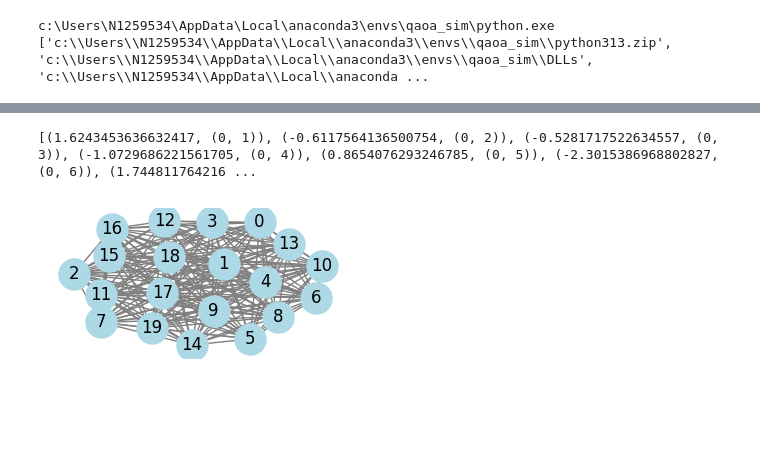
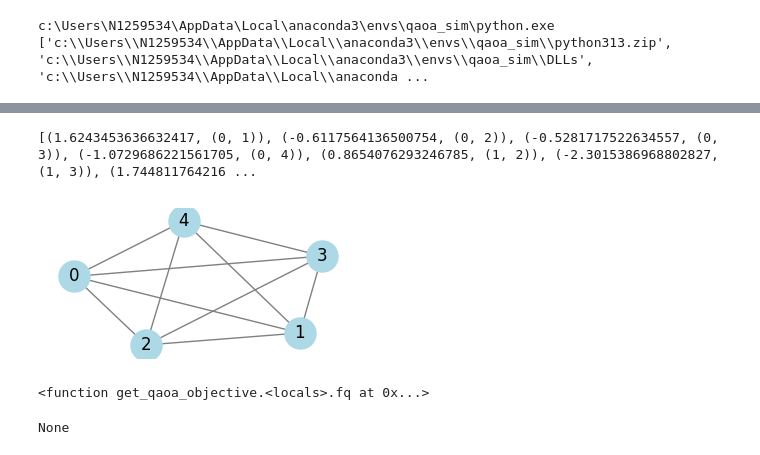
Before and after one commit to amiraliz93/QAOAHP, a Jupyter notebook: Test2.ipynb, the cells around one changed output, grey strips where cells are left out. Saved outputs shown, nothing was run; the diff lists cells and outputs as text; code cells hidden in the pictures; blank space fills up the shorter version.

```diff
--- a/Test2.ipynb
+++ b/Test2.ipynb
@@ -23,25 +114,25 @@ True
 # %%
 #Step 1: Generate terms
 
-N = 20
+N = 5
 np.random.seed(1)
 terms = [(np.random.normal(), spin_pair) for spin_pair in combinations(range(N), r=2)]
 print(terms)
+
+# generate graph representation
+G = nx.Graph()
+for weight, (node1, node2) in terms:
+    G.add_edge(node1, node2, wight=round(weight, 2))
+
+plt.figure(figsize=(3, 1.5))
+pos = nx.spring_layout(G)  # Layout for visualization
+nx.draw(G, pos, with_labels=True, node_color='lightblue', edge_color='gray', node_size=500, font_size=12)
+
+
+plt.show()
 # %% [output]
-[(1.6243453636632417, (0, 1)), (-0.6117564136500754, (0, 2)), (-0.5281717522634557, (0, 3)), (-1.0729686221561705, (0, 4)), (0.8654076293246785, (0, 5)), (-2.3015386968802827, (0, 6)), (1.744811764216 ...
+[(1.6243453636632417, (0, 1)), (-0.6117564136500754, (0, 2)), (-0.5281717522634557, (0, 3)), (-1.0729686221561705, (0, 4)), (0.8654076293246785, (1, 2)), (-2.3015386968802827, (1, 3)), (1.744811764216 ...
+[figure, added]
-# %%
-G = nx.Graph()
-for weight, (node1, node2) in terms:
-    G.add_edge(node1, node2, wight=round(weight, 2))
-
-plt.figure(figsize=(3, 1.5))
-pos = nx.spring_layout(G)  # Layout for visualization
-nx.draw(G, pos, with_labels=True, node_color='lightblue', edge_color='gray', node_size=500, font_size=12)
-
-
-plt.show()
-# %% [output]
-[figure, removed]
 # %%
 # Step 2: get QAOA objective
 # Get objective
@@ -49,0 +148,11 @@ f = get_qaoa_objective(N, terms=terms, parameterization='theta', simulator='qisk
+# %%
+print(f)
+# %% [output]
+<function get_qaoa_objective.<locals>.fq at 0x...>
+# %%
+# example of cost in random thetha
+theta = np.random.rand(2*p)  # or optimized params
+cost = f(theta)
+print(cost)
+# %% [output]
+None
```
Also changed, not shown: parts of 10 cells of this notebook, 4 other files.
